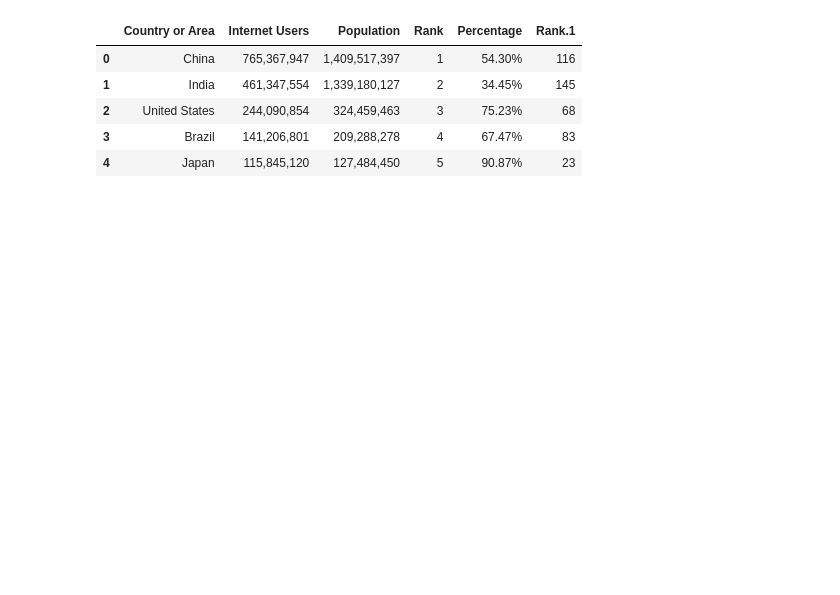
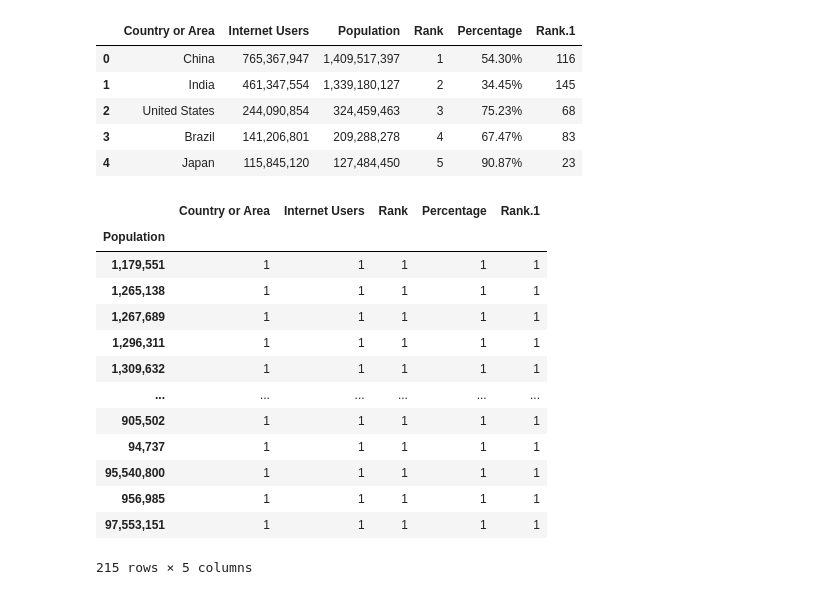
Before and after one commit to Dangarber/data_1_checks, a Jupyter notebook: kc_2.ipynb, the cells around one changed output. Cells and saved outputs as stored; diff of their text form; code cells hidden in the pictures; blank space fills up the shorter version.

```diff
--- a/kc_2.ipynb
+++ b/kc_2.ipynb
@@ -12,4 +12,22 @@ MC.head()
 | 2 | United States | 244,090,854 | 324,459,463 | 3 | 75.23% | 68 |
 | 3 | Brazil | 141,206,801 | 209,288,278 | 4 | 67.47% | 83 |
 | 4 | Japan | 115,845,120 | 127,484,450 | 5 | 90.87% | 23 |
+# %%
+grouped_by_numbers= MC.groupby(["Population"]).count()
+grouped_by_numbers
+# %% [output]
+|  | Country or Area | Internet Users | Rank | Percentage | Rank.1 |
+| Population |  |  |  |  |  |
+| 1,179,551 | 1 | 1 | 1 | 1 | 1 |
+| 1,265,138 | 1 | 1 | 1 | 1 | 1 |
+| 1,267,689 | 1 | 1 | 1 | 1 | 1 |
+| 1,296,311 | 1 | 1 | 1 | 1 | 1 |
+| 1,309,632 | 1 | 1 | 1 | 1 | 1 |
+| ... | ... | ... | ... | ... | ... |
+| 905,502 | 1 | 1 | 1 | 1 | 1 |
+| 94,737 | 1 | 1 | 1 | 1 | 1 |
+| 95,540,800 | 1 | 1 | 1 | 1 | 1 |
+| 956,985 | 1 | 1 | 1 | 1 | 1 |
+| 97,553,151 | 1 | 1 | 1 | 1 | 1 |
+215 rows × 5 columns
 # %%
```
Also changed, not shown: parts of 1 cell of this notebook.
